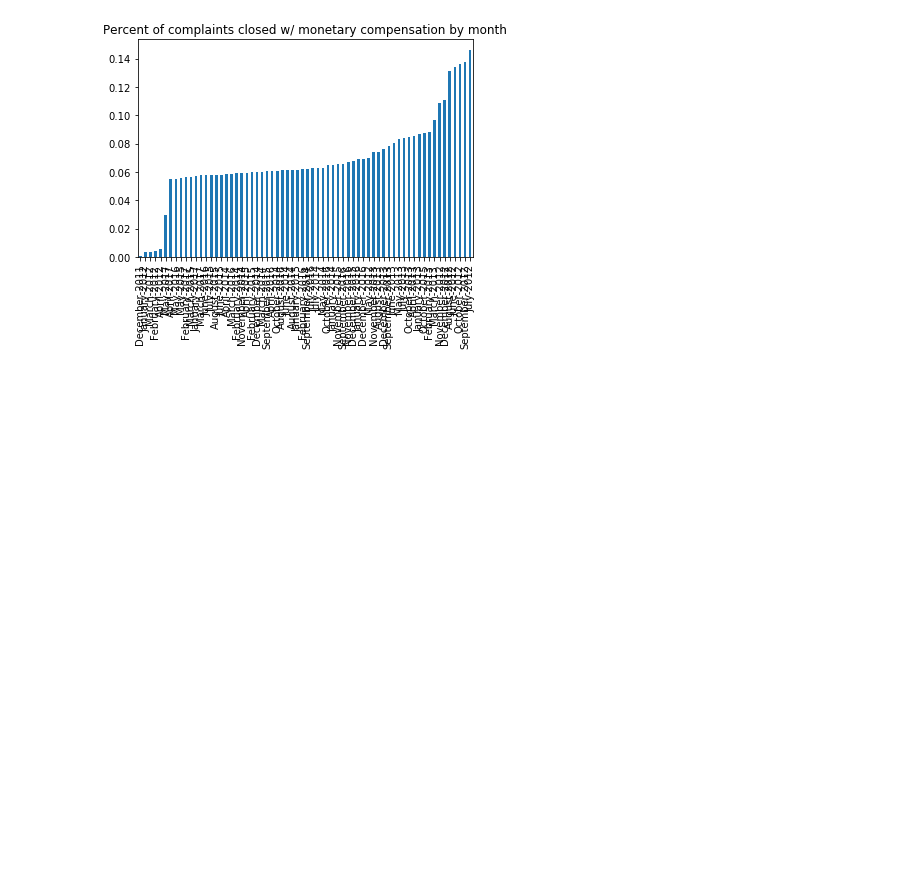
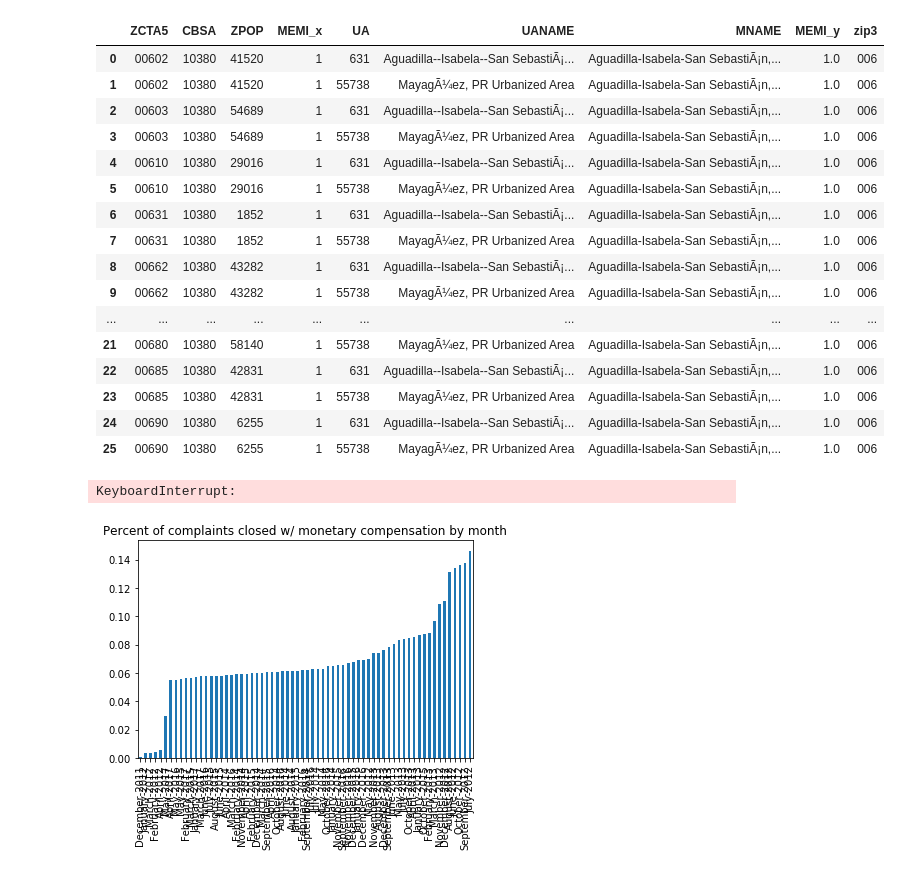
Before and after one commit to augustineM/Cfpb-complaint-classification, a Jupyter notebook: consComplaintExplore.ipynb, the cells around one changed output. Saved outputs shown, nothing was run; the diff lists cells and outputs as text; code cells hidden in the pictures; blank space fills up the shorter version.

```diff
--- a/consComplaintExplore.ipynb
+++ b/consComplaintExplore.ipynb
@@ -99,4 +115,0 @@ zipToSaDf=pd.read_csv(url,converters={'ZCTA5': lambda x: str(x)})
-# %%
-#merge census files and match zip5 to msa data:ua-> zip5 -> ua -> cbsa
-cbsa= pd.merge(uaToZipDf,uaToCbsaDf,on='UA',how='outer')
-#cbsa.head(100)
@@ -107,3 +354,24 @@ uaGaz=pd.read_csv(url)#converters={'ZCTA5': lambda x: str(x)})
+# %%
+#cbsa.groupby('ZCTA5').MNAME.nunique()
+cbsa.loc[cbsa['CBSA']==10380]
+# %% [output]
+|  | ZCTA5 | CBSA | ZPOP | MEMI_x | UA | UANAME | MNAME | MEMI_y | zip3 |
+| 0 | 00602 | 10380 | 41520 | 1 | 631 | Aguadilla--Isabela--San SebastiÃ¡... | Aguadilla-Isabela-San SebastiÃ¡n,... | 1.0 | 006 |
+| 1 | 00602 | 10380 | 41520 | 1 | 55738 | MayagÃ¼ez, PR Urbanized Area | Aguadilla-Isabela-San SebastiÃ¡n,... | 1.0 | 006 |
+| 2 | 00603 | 10380 | 54689 | 1 | 631 | Aguadilla--Isabela--San SebastiÃ¡... | Aguadilla-Isabela-San SebastiÃ¡n,... | 1.0 | 006 |
+| 3 | 00603 | 10380 | 54689 | 1 | 55738 | MayagÃ¼ez, PR Urbanized Area | Aguadilla-Isabela-San SebastiÃ¡n,... | 1.0 | 006 |
+| 4 | 00610 | 10380 | 29016 | 1 | 631 | Aguadilla--Isabela--San SebastiÃ¡... | Aguadilla-Isabela-San SebastiÃ¡n,... | 1.0 | 006 |
+| 5 | 00610 | 10380 | 29016 | 1 | 55738 | MayagÃ¼ez, PR Urbanized Area | Aguadilla-Isabela-San SebastiÃ¡n,... | 1.0 | 006 |
+| 6 | 00631 | 10380 | 1852 | 1 | 631 | Aguadilla--Isabela--San SebastiÃ¡... | Aguadilla-Isabela-San SebastiÃ¡n,... | 1.0 | 006 |
+| 7 | 00631 | 10380 | 1852 | 1 | 55738 | MayagÃ¼ez, PR Urbanized Area | Aguadilla-Isabela-San SebastiÃ¡n,... | 1.0 | 006 |
+| 8 | 00662 | 10380 | 43282 | 1 | 631 | Aguadilla--Isabela--San SebastiÃ¡... | Aguadilla-Isabela-San SebastiÃ¡n,... | 1.0 | 006 |
+| 9 | 00662 | 10380 | 43282 | 1 | 55738 | MayagÃ¼ez, PR Urbanized Area | Aguadilla-Isabela-San SebastiÃ¡n,... | 1.0 | 006 |
+| ... | ... | ... | ... | ... | ... | ... | ... | ... | ... |
+| 21 | 00680 | 10380 | 58140 | 1 | 55738 | MayagÃ¼ez, PR Urbanized Area | Aguadilla-Isabela-San SebastiÃ¡n,... | 1.0 | 006 |
+| 22 | 00685 | 10380 | 42831 | 1 | 631 | Aguadilla--Isabela--San SebastiÃ¡... | Aguadilla-Isabela-San SebastiÃ¡n,... | 1.0 | 006 |
+| 23 | 00685 | 10380 | 42831 | 1 | 55738 | MayagÃ¼ez, PR Urbanized Area | Aguadilla-Isabela-San SebastiÃ¡n,... | 1.0 | 006 |
+| 24 | 00690 | 10380 | 6255 | 1 | 631 | Aguadilla--Isabela--San SebastiÃ¡... | Aguadilla-Isabela-San SebastiÃ¡n,... | 1.0 | 006 |
+| 25 | 00690 | 10380 | 6255 | 1 | 55738 | MayagÃ¼ez, PR Urbanized Area | Aguadilla-Isabela-San SebastiÃ¡n,... | 1.0 | 006 |
 # %%
 #merge cbsa-zip file with complaint data
 #conCompStgRnd=conComplaintDfStg.set_index(['ZIP code'])
@@ -112,8 +380,10 @@ uaGaz=pd.read_csv(url)#converters={'ZCTA5': lambda x: str(x)})
 
 #cbsaRnd=cbsa.set_index(['ZCTA5'])
 #cbsaRnd.sort_index()
-conComplaintMsaDf=pd.merge(conComplaintDf,cbsa,left_on='ZIP code', right_on='ZCTA5',how='inner')
+conComplaintMsaDf=pd.merge(conComplaintDf,cbsa,left_on=['ZIP code'], right_on=['ZCTA5'],how='inner')
 #left_index= True,right_index= True, how='inner')                           #left_on='ZIP code',right_on='ZCTA5',how='left')
+# %% [output]
+KeyboardInterrupt:
 # %%
 # Look at length of consumer complaint narrative
 conComplaintDf['narrLength']=conComplaintDf['Consumer complaint narrative'].str.len()
```
Also changed, not shown: parts of 31 cells of this notebook.
